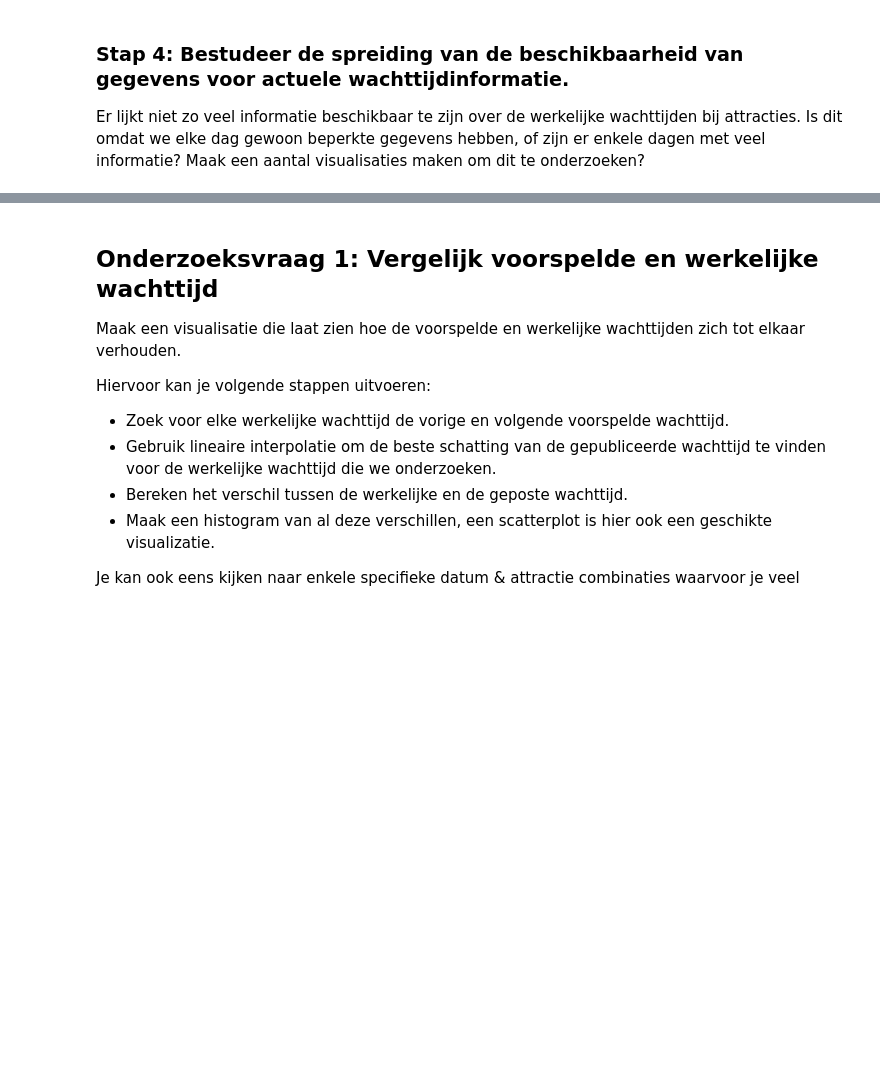
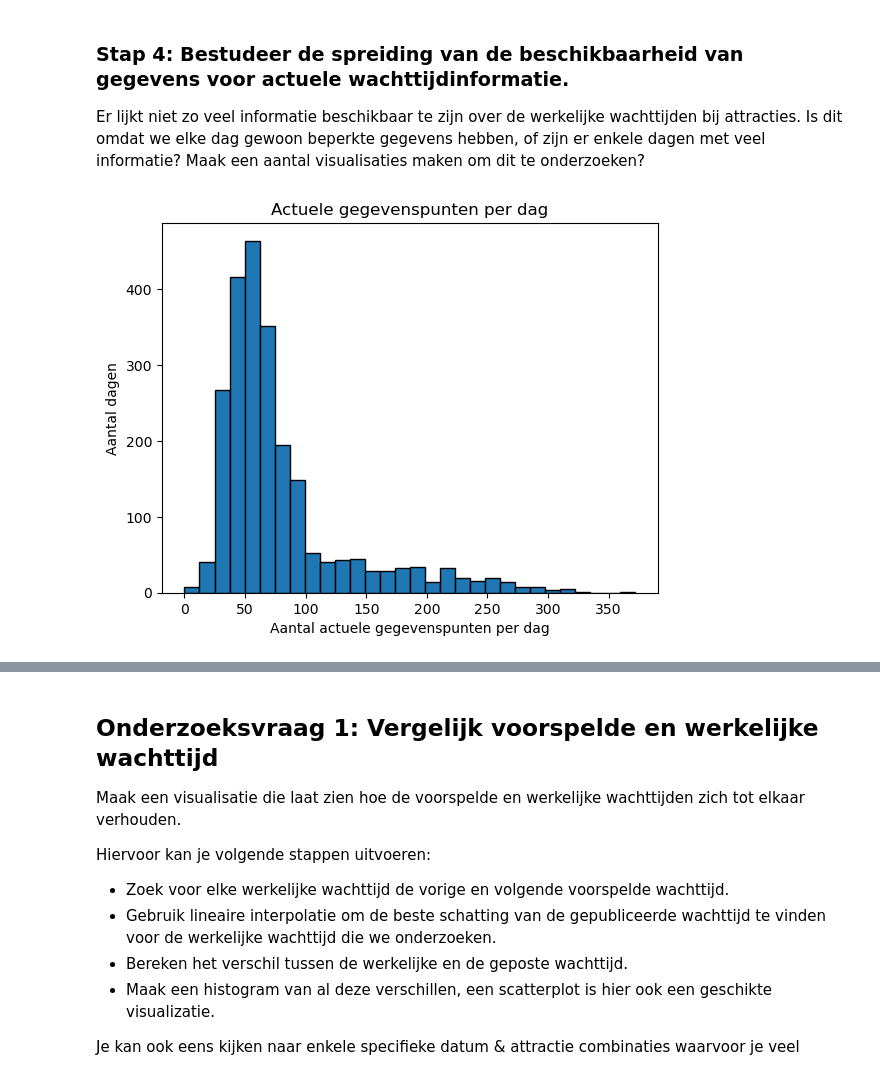
Before and after one commit to Isabel360/Disney, a Jupyter notebook: notebooks/Masha_Notebook.ipynb, the cells around one changed output, grey strips where cells are left out. Saved outputs shown, nothing was run; the diff lists cells and outputs as text; code cells hidden in the pictures; blank space fills up the shorter version.

```diff
--- a/notebooks/Masha_Notebook.ipynb
+++ b/notebooks/Masha_Notebook.ipynb
@@ -162,3 +175,13 @@ plt.show()
 
 Er lijkt niet zo veel informatie beschikbaar te zijn over de werkelijke wachttijden bij attracties. Is dit omdat we elke dag gewoon beperkte gegevens hebben, of zijn er enkele dagen met veel informatie? Maak een aantal
 visualisaties maken om dit te onderzoeken?
+# %%
+actual_counts_per_day = df_wait.groupby("date")["SACTMIN"].count().reset_index()
+
+plt.hist(actual_counts_per_day["SACTMIN"], bins=30, edgecolor="black")
+plt.xlabel("Aantal actuele gegevenspunten per dag")
+plt.ylabel("Aantal dagen")
+plt.title("Actuele gegevenspunten per dag")
+plt.show()
+# %% [output]
+[figure, added]
```
Also changed, not shown: parts of 69 cells of this notebook, 4 other files.
